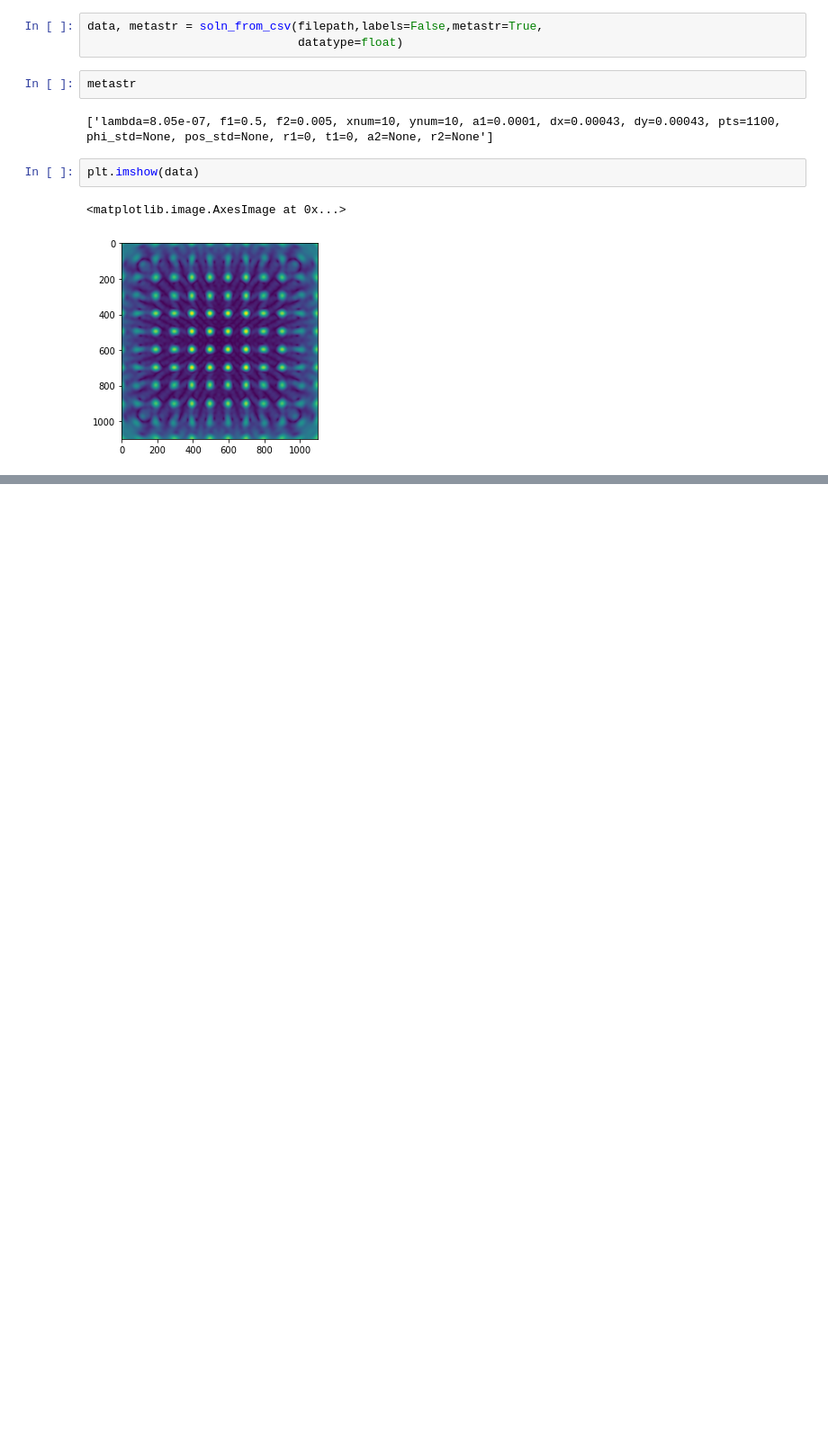
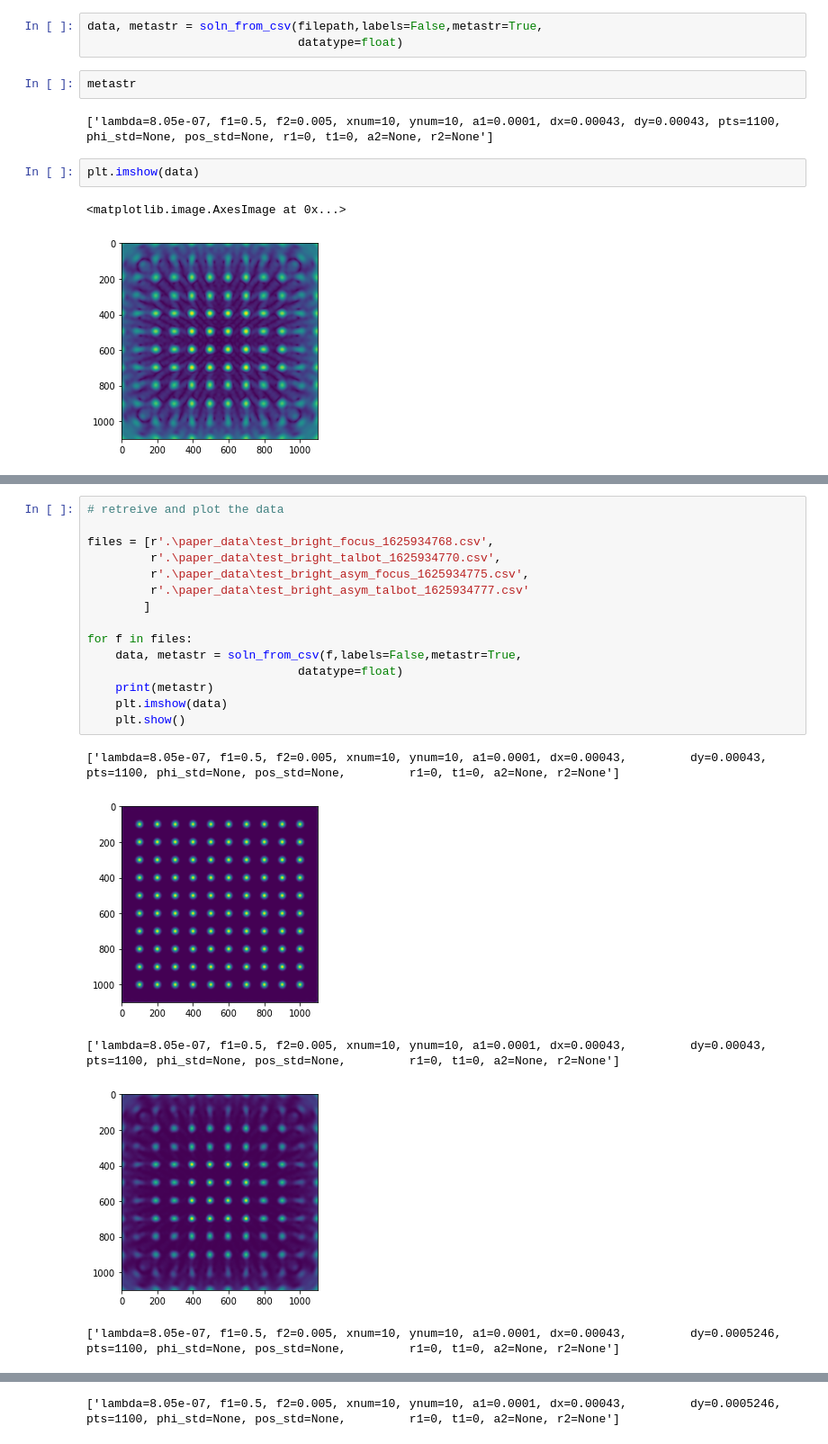
Before and after one commit to prhuft/fourier-optics, a Jupyter notebook: gba/parametric_gba_plots.ipynb, the cells around one changed output, grey strips where cells are left out. Shown at 90% size. Saved outputs shown, nothing was run; the diff lists cells and outputs as text; blank space fills up the shorter version.

Commit message:
can save and retrieve images

```diff
--- a/gba/parametric_gba_plots.ipynb
+++ b/gba/parametric_gba_plots.ipynb
@@ -326,0 +503,21 @@ plt.imshow(data)
+# %%
+# retreive and plot the data
+
+files = [r'.\paper_data\test_bright_focus_1625934768.csv',
+         r'.\paper_data\test_bright_talbot_1625934770.csv',
+         r'.\paper_data\test_bright_asym_focus_1625934775.csv',
+         r'.\paper_data\test_bright_asym_talbot_1625934777.csv'
+        ]
+
+for f in files:
+    data, metastr = soln_from_csv(f,labels=False,metastr=True,
+                              datatype=float)
+    print(metastr)
+    plt.imshow(data)
+    plt.show()
+# %% [output]
+['lambda=8.05e-07, f1=0.5, f2=0.005, xnum=10, ynum=10, a1=0.0001, dx=0.00043,         dy=0.00043, pts=1100, phi_std=None, pos_std=None,         r1=0, t1=0, a2=None, r2=None']
+[figure, added]
+['lambda=8.05e-07, f1=0.5, f2=0.005, xnum=10, ynum=10, a1=0.0001, dx=0.00043,         dy=0.00043, pts=1100, phi_std=None, pos_std=None,         r1=0, t1=0, a2=None, r2=None']
+[figure, added]
+['lambda=8.05e-07, f1=0.5, f2=0.005, xnum=10, ynum=10, a1=0.0001, dx=0.00043,         dy=0.0005246, pts=1100, phi_std=None, pos_std=None,         r1=0, t1=0, a2=None, r2=None']
@@ -326,0 +525 @@ plt.imshow(data)
+['lambda=8.05e-07, f1=0.5, f2=0.005, xnum=10, ynum=10, a1=0.0001, dx=0.00043,         dy=0.0005246, pts=1100, phi_std=None, pos_std=None,         r1=0, t1=0, a2=None, r2=None']
```
Also changed, not shown: parts of 28 cells of this notebook.
